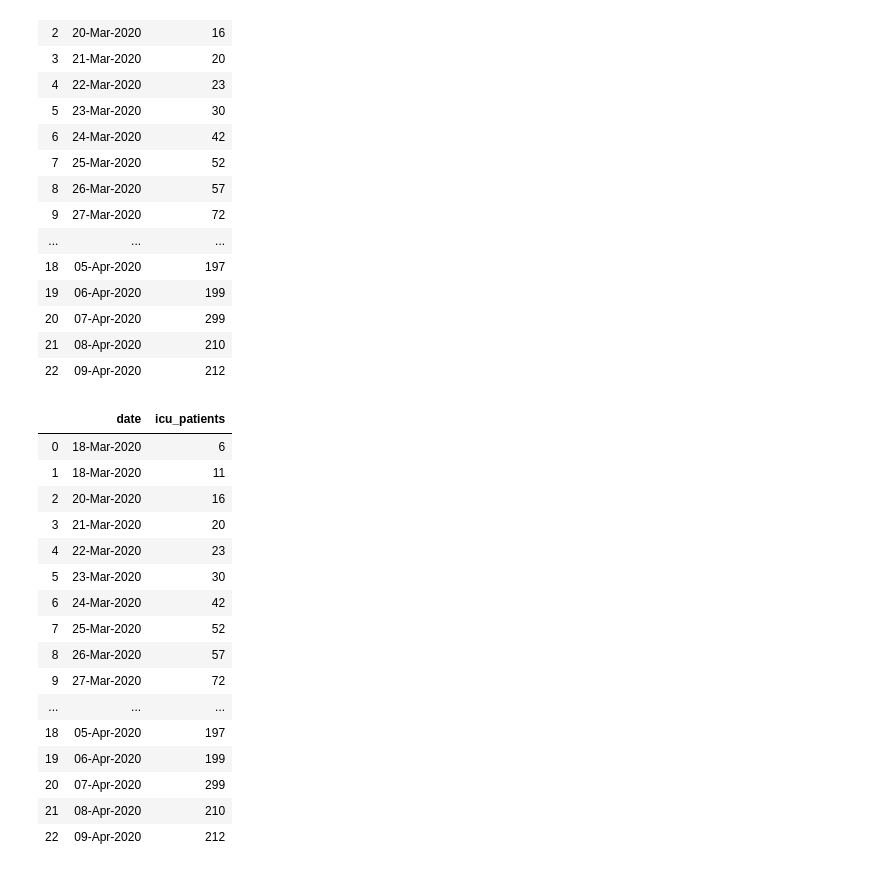
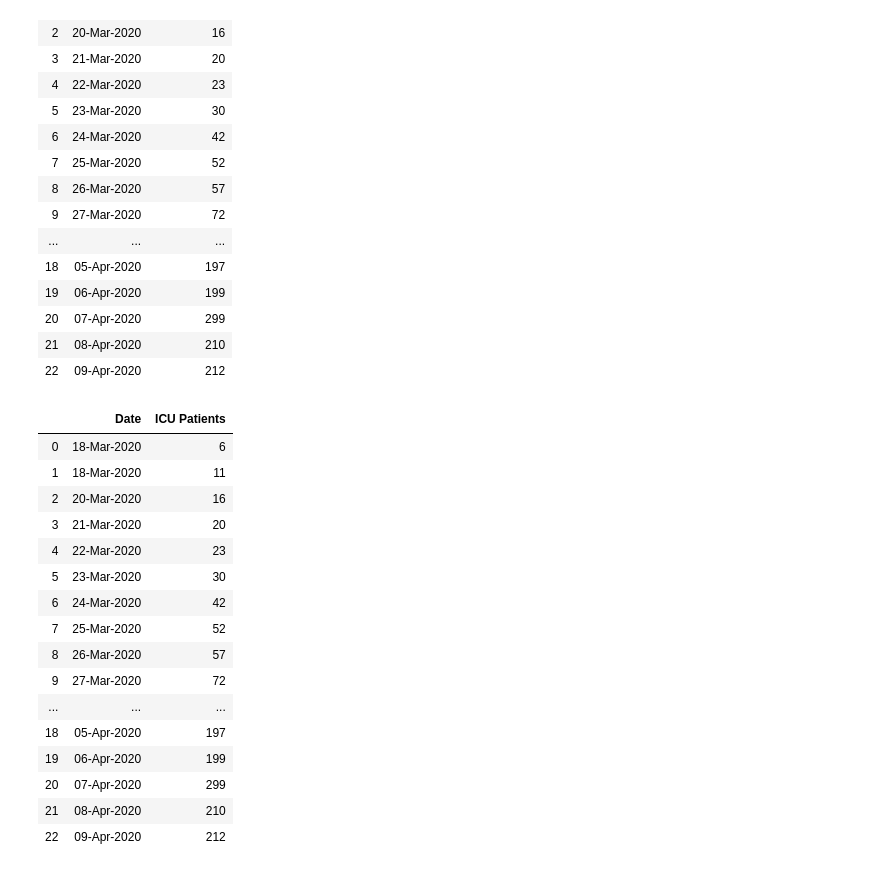
Before and after one commit to watty62/Scot_covid19, a Jupyter notebook: compare countries.ipynb, the cells around one changed output. Cells and saved outputs as stored; diff of their text form; code cells hidden in the pictures.

```diff
--- a/compare countries.ipynb
+++ b/compare countries.ipynb
@@ -319,27 +319,27 @@ df_scoticu
 | 22 | 09-Apr-2020 | 212 |
 # %%
 df_scoticu.columns = ["Date", "ICU Patients"]
-# %%
-df['DataFrame Column'] = df['DataFrame Column'].astype(int)
-df_scoticu
-# %% [output]
-|  | date | icu_patients |
-| 0 | 18-Mar-2020 | 6 |
-| 1 | 18-Mar-2020 | 11 |
-| 2 | 20-Mar-2020 | 16 |
-| 3 | 21-Mar-2020 | 20 |
-| 4 | 22-Mar-2020 | 23 |
-| 5 | 23-Mar-2020 | 30 |
-| 6 | 24-Mar-2020 | 42 |
-| 7 | 25-Mar-2020 | 52 |
-| 8 | 26-Mar-2020 | 57 |
-| 9 | 27-Mar-2020 | 72 |
-| ... | ... | ... |
-| 18 | 05-Apr-2020 | 197 |
-| 19 | 06-Apr-2020 | 199 |
-| 20 | 07-Apr-2020 | 299 |
-| 21 | 08-Apr-2020 | 210 |
-| 22 | 09-Apr-2020 | 212 |
+# %%
+df_scoticu['ICU Patients'] = df_scoticu['ICU Patients'].astype(int)
+df_scoticu
+# %% [output]
+|  | Date | ICU Patients |
+| 0 | 18-Mar-2020 | 6 |
+| 1 | 18-Mar-2020 | 11 |
+| 2 | 20-Mar-2020 | 16 |
+| 3 | 21-Mar-2020 | 20 |
+| 4 | 22-Mar-2020 | 23 |
+| 5 | 23-Mar-2020 | 30 |
+| 6 | 24-Mar-2020 | 42 |
+| 7 | 25-Mar-2020 | 52 |
+| 8 | 26-Mar-2020 | 57 |
+| 9 | 27-Mar-2020 | 72 |
+| ... | ... | ... |
+| 18 | 05-Apr-2020 | 197 |
+| 19 | 06-Apr-2020 | 199 |
+| 20 | 07-Apr-2020 | 299 |
+| 21 | 08-Apr-2020 | 210 |
+| 22 | 09-Apr-2020 | 212 |
 # %%
 plt.plot( 'Date', 'ICU Patients', data=df_scoticu, marker='*', markerfacecolor='blue', markersize=5, color='blue', linewidth=2)
 plt.xlabel('Covid19 Patients in ICU in Scotland', fontweight='bold', color = 'Purple', fontsize='13', horizontalalignment='center')
```
Also changed, not shown: parts of 1 cell of this notebook.
